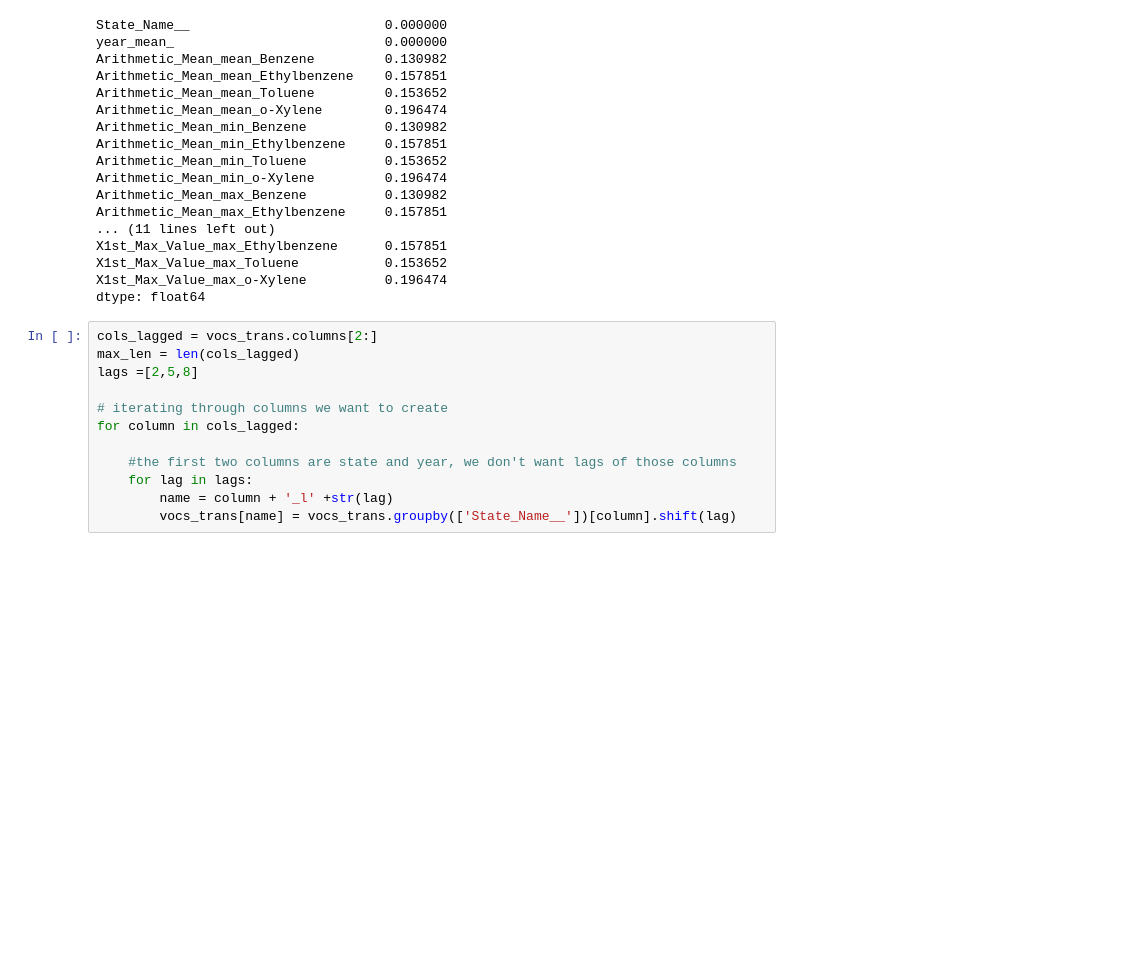
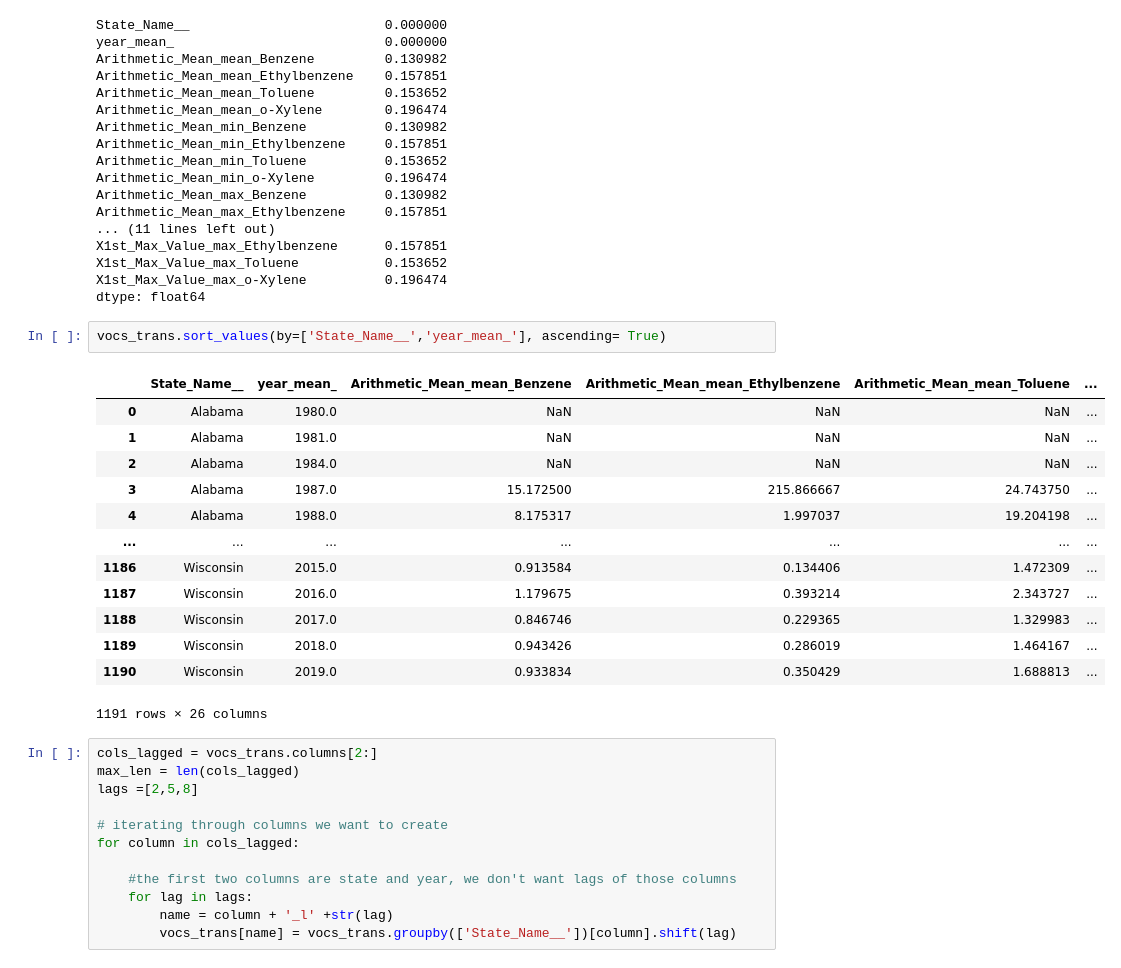
Before and after one commit to AlanAndrews/Air_toxicity, a Jupyter notebook: Adriana/1_Data preparation.ipynb, the cells around one changed output. Drawn from its saved outputs; the diff is of its cells as text; blank space fills up the shorter version.

```diff
--- a/Adriana/1_Data preparation.ipynb
+++ b/Adriana/1_Data preparation.ipynb
@@ -924,6 +972,22 @@ X1st_Max_Value_max_Ethylbenzene      0.157851
 X1st_Max_Value_max_Toluene           0.153652
 X1st_Max_Value_max_o-Xylene          0.196474
 dtype: float64
+# %%
+vocs_trans.sort_values(by=['State_Name__','year_mean_'], ascending= True)
+# %% [output]
+|  | State_Name__ | year_mean_ | Arithmetic_Mean_mean_Benzene | Arithmetic_Mean_mean_Ethylbenzene | Arithmetic_Mean_mean_Toluene | ... |
+| 0 | Alabama | 1980.0 | NaN | NaN | NaN | ... |
+| 1 | Alabama | 1981.0 | NaN | NaN | NaN | ... |
+| 2 | Alabama | 1984.0 | NaN | NaN | NaN | ... |
+| 3 | Alabama | 1987.0 | 15.172500 | 215.866667 | 24.743750 | ... |
+| 4 | Alabama | 1988.0 | 8.175317 | 1.997037 | 19.204198 | ... |
+| ... | ... | ... | ... | ... | ... | ... |
+| 1186 | Wisconsin | 2015.0 | 0.913584 | 0.134406 | 1.472309 | ... |
+| 1187 | Wisconsin | 2016.0 | 1.179675 | 0.393214 | 2.343727 | ... |
+| 1188 | Wisconsin | 2017.0 | 0.846746 | 0.229365 | 1.329983 | ... |
+| 1189 | Wisconsin | 2018.0 | 0.943426 | 0.286019 | 1.464167 | ... |
+| 1190 | Wisconsin | 2019.0 | 0.933834 | 0.350429 | 1.688813 | ... |
+1191 rows × 26 columns
 # %%
 cols_lagged = vocs_trans.columns[2:]
 max_len = len(cols_lagged)
```
Also changed, not shown: parts of 3 cells of this notebook.
